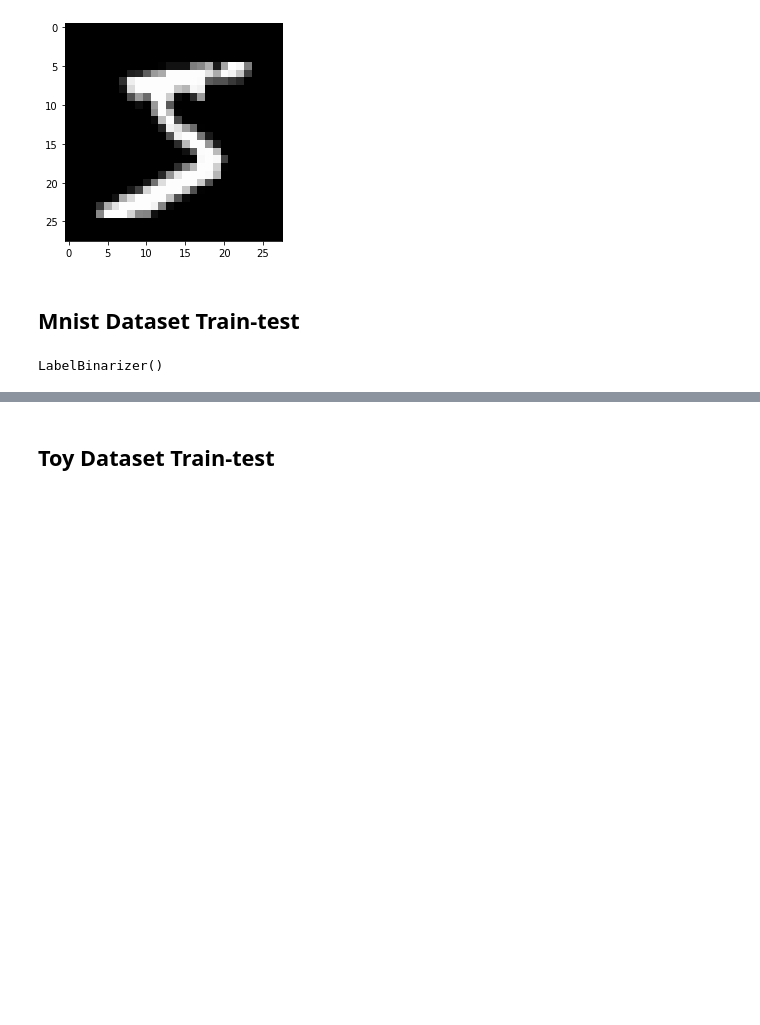
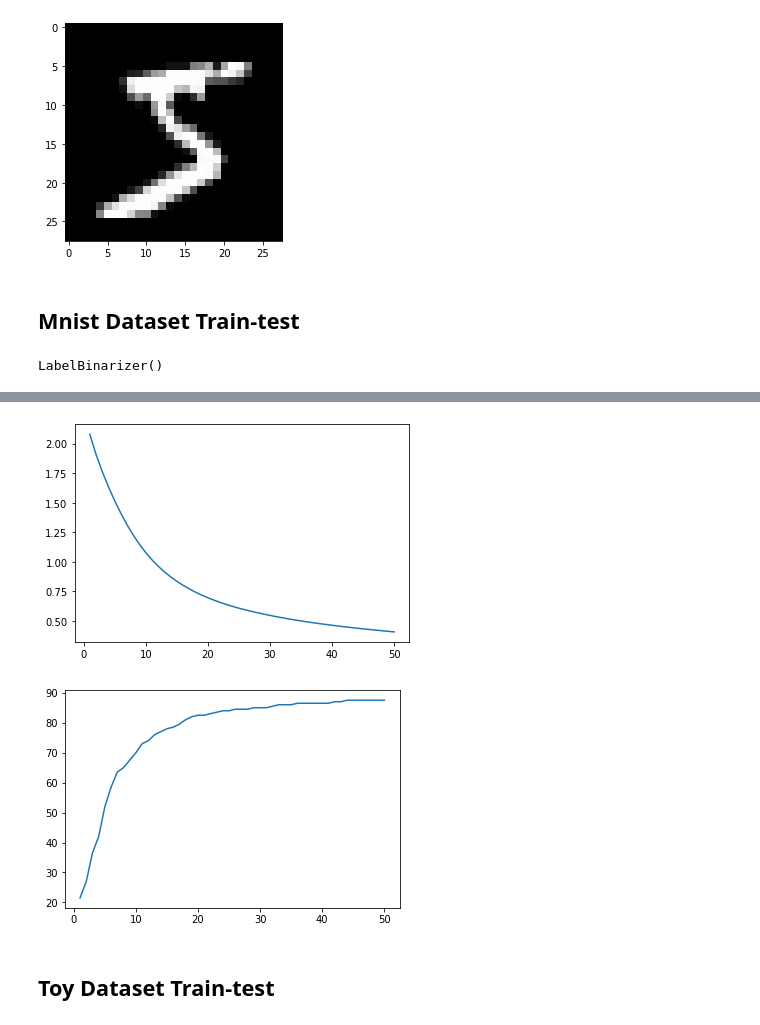
Before and after one commit to ComeBackCity/Implementation-of-Basic-Machine-and-Deep-Learning-Algorithms, a Jupyter notebook: Offline 3/1605053.ipynb, the cells around one changed output, grey strips where cells are left out. Saved outputs shown, nothing was run; the diff lists cells and outputs as text; code cells hidden in the pictures; blank space fills up the shorter version.

```diff
--- a/Offline 3/1605053.ipynb
+++ b/Offline 3/1605053.ipynb
@@ -686,7 +667,7 @@ plt.imshow(img, cmap='gray')
 model = parse_input_model()
 # %%
 # train
-random_index = random.sample(range(0, 60000), 15040)
+random_index = random.sample(range(0, 60000), 6400)
 mnist_subsample_x = x_train[random_index]
 mnist_subsample_y = y_train[random_index]
 # validation
@@ -707,39 +688,40 @@ validation_labels = label_binarizer.transform(mnist_validation_y)
 test_batch = mnist_test_x.reshape(2000, 1, 28, 28) / 255.0
 test_labels = label_binarizer.transform(mnist_test_y)
 # %%
-# validation_losses = []
-# validation_accuracy = []
-# validation_index = [i for i in range(1,51)]
-# for i in range(50):
-#     for j in range(0, 1280, 32):
-#         batch_x = mnist_subsample_x[j:j+32].reshape(32, 1, 28, 28).astype(np.float64)
-#         batch_x /= 255.0
-#         batch_y = mnist_subsample_y[j:j+32]
-#         model_out = batch_x
-#         # train
-#         for layer in model:
-#             model_out = layer.forward(model_out)
-#
-#         true_labels = label_binarizer.transform(batch_y)
-#         l = loss_function(true_labels, model_out)
-#
-#         model_back = true_labels
-#         for layer in reversed(model):
-#             model_back = layer.backward(model_back)
-#
-#     #validation
-#     validation_out = validation_batch
-#     for layer in model:
-#         validation_out = layer.forward(validation_out)
-#     validation_loss = loss_function(validation_labels, validation_out)
-#     validation_losses.append(validation_loss)
-#     # print('Validation loss after epoc {} is {}'.format(i, validation_loss))
-#     validation_predictions = predict_labels(validation_out)
-#     accuracy = measure_accuracy(validation_labels, validation_predictions)
-#     validation_accuracy.append(accuracy * 100)
-#     # print('Validation accuracy after epoc {} is {}'.format(i, accuracy))
-#
-# plt.plot(validation_index, validation_losses)
-# plt.show()
-# plt.plot(validation_index, validation_accuracy)
-# plt.show()
+validation_losses = []
+validation_accuracy = []
+validation_index = [i for i in range(1,51)]
+for i in range(50):
+    for j in range(0, 6400, 32):
+        batch_x = mnist_subsample_x[j:j+32].reshape(32, 1, 28, 28).astype(np.float64)
+        batch_x /= 255.0
+        batch_y = mnist_subsample_y[j:j+32]
+        model_out = batch_x
+        # train
+        for layer in model:
+            model_out = layer.forward(model_out)
+
+        true_labels = label_binarizer.transform(batch_y)
+        l = loss_function(true_labels, model_out)
+
+        model_back = true_labels
+        for layer in reversed(model):
+            model_back = layer.backward(model_back)
+
+    #validation
+    validation_out = validation_batch
+    for layer in model:
+        validation_out = layer.forward(validation_out)
+    validation_loss = loss_function(validation_labels, validation_out)
+    validation_losses.append(validation_loss)
+    # print('Validation loss after epoc {} is {}'.format(i, validation_loss))
+    validation_predictions = predict_labels(validation_out)
+    accuracy = measure_accuracy(validation_labels, validation_predictions)
+    validation_accuracy.append(accuracy * 100)
+    # print('Validation accuracy after epoc {} is {}'.format(i, accuracy))
+
+plt.plot(validation_index, validation_losses)
+plt.show()
+plt.plot(validation_index, validation_accuracy)
+plt.show()
+# %% [output]
@@ -746,3 +745,5 @@ test_labels = label_binarizer.transform(mnist_test_y)
+[figure, added]
+[figure, added]
 # %%
 # test_out = test_batch
 # for layer in model:
```
Also changed, not shown: parts of 6 cells of this notebook.
